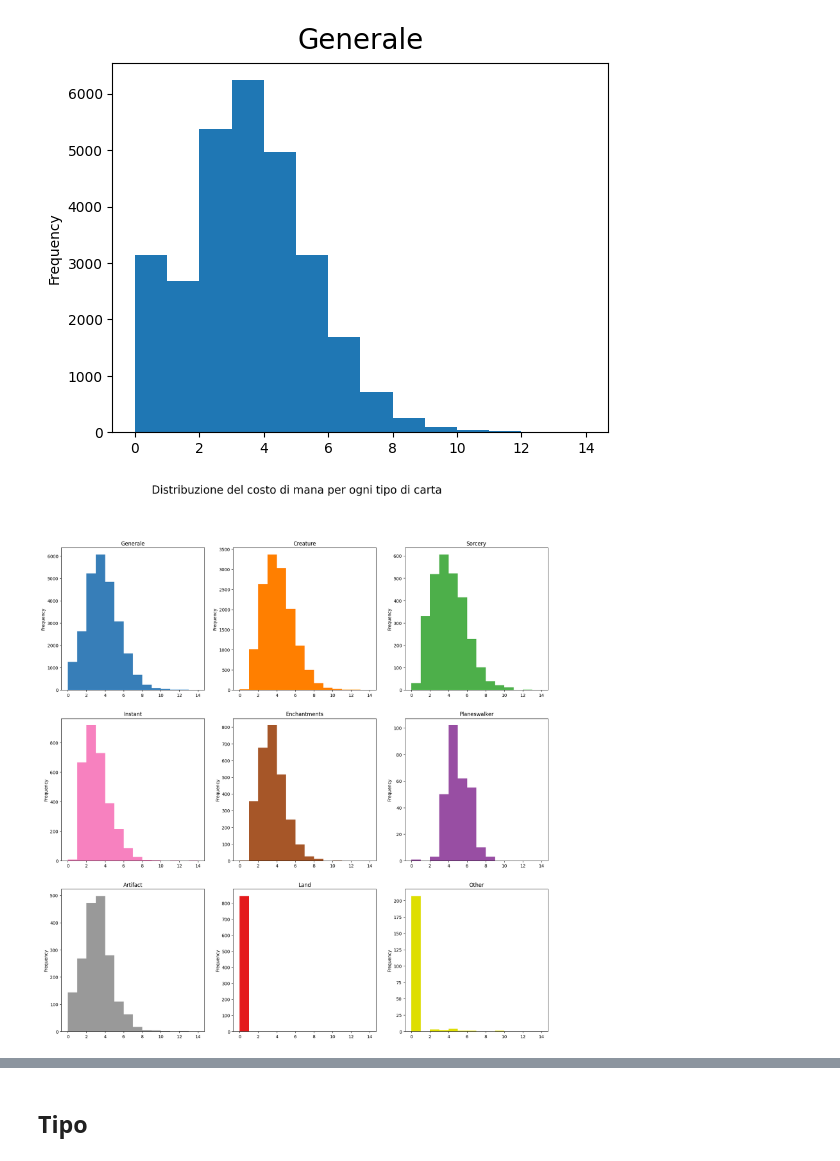
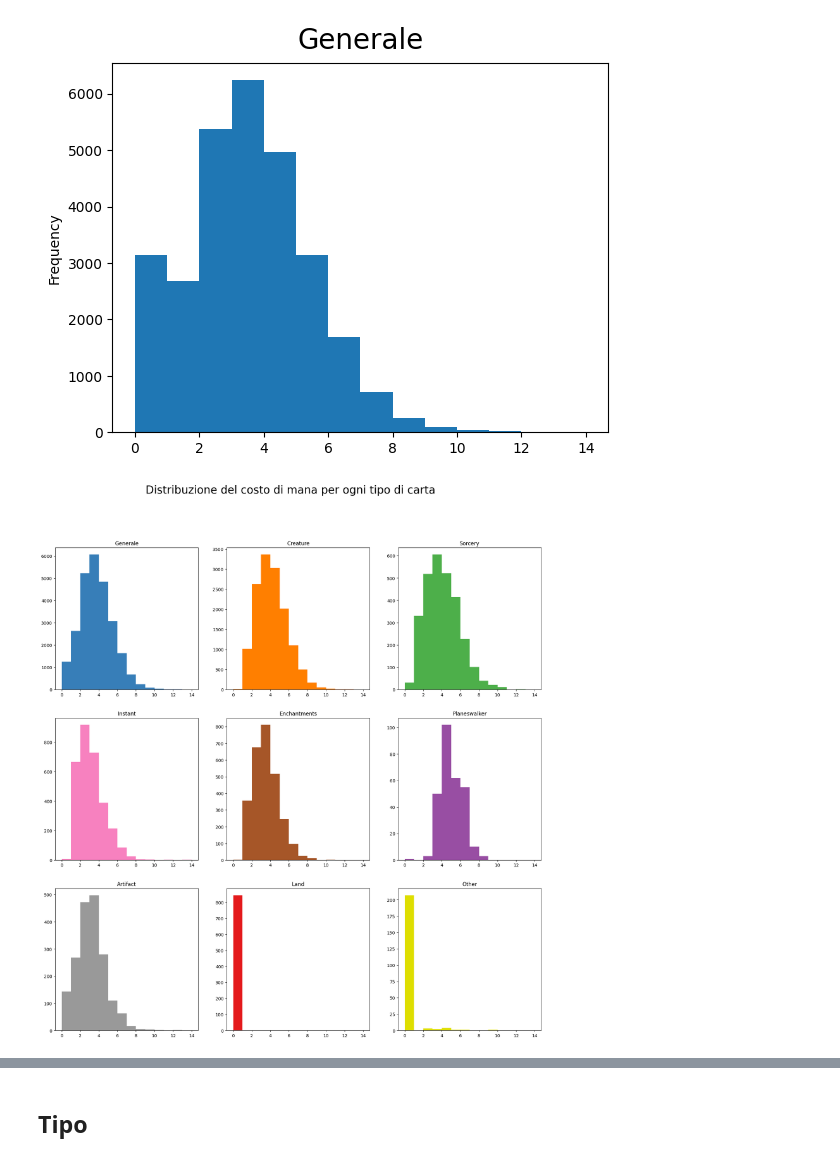
Before and after one commit to leonardosolari/SciViz-MTG, a Jupyter notebook: notebook.ipynb, the cells around one changed output, grey strips where cells are left out. Cells and saved outputs as stored; diff of their text form; code cells hidden in the pictures.

```diff
--- a/notebook.ipynb
+++ b/notebook.ipynb
@@ -798,33 +845,42 @@ fig.suptitle("Distribuzione del costo di mana per ogni tipo di carta", fontsize=
 
 normalCards['cmc'].plot.hist(bins=range(0, 15), ax=axs[0,0], color='#377eb8')
 axs[0,0].set_title("Generale")
+axs[0,0].set_ylabel('')
 
 creatureCards['cmc'].plot.hist(bins=range(0, 15), ax=axs[0,1], color='#ff7f00')
 axs[0,1].set_title("Creature")
+axs[0,1].set_ylabel('')
 
 sorceryCards['cmc'].plot.hist(bins=range(0, 15), ax=axs[0,2], color='#4daf4a')
 axs[0,2].set_title("Sorcery")
+axs[0,2].set_ylabel('')
 
 instantCards['cmc'].plot.hist(bins=range(0, 15), ax=axs[1,0], color='#f781bf')
 axs[1,0].set_title("Instant")
+axs[1,0].set_ylabel('')
 
 enchantmentCards['cmc'].plot.hist(bins=range(0, 15), ax=axs[1,1], color='#a65628')
 axs[1,1].set_title("Enchantments")
+axs[1,1].set_ylabel('')
 
 planeswalkerCards['cmc'].plot.hist(bins=range(0, 15), ax=axs[1,2], color='#984ea3')
 axs[1,2].set_title("Planeswalker")
+axs[1,2].set_ylabel('')
 
 artifactCards['cmc'].plot.hist(bins=range(0, 15), ax=axs[2,0], color='#999999')
 axs[2,0].set_title("Artifact")
+axs[2,0].set_ylabel('')
 
 landCards['cmc'].plot.hist(bins=range(0, 15), ax=axs[2,1], color='#e41a1c')
 axs[2,1].set_title("Land")
+axs[2,1].set_ylabel('')
 
 otherCards['cmc'].plot.hist(bins=range(0, 15), ax=axs[2,2],color='#dede00')
 axs[2,2].set_title("Other")
+axs[2,2].set_ylabel('')
 
 fig.set_size_inches(20,20)
 
 plt.show()
 # %% [output]
-[figure, old version]
+[figure, new version]
```
Also changed, not shown: parts of 32 cells of this notebook, 1 other file.
